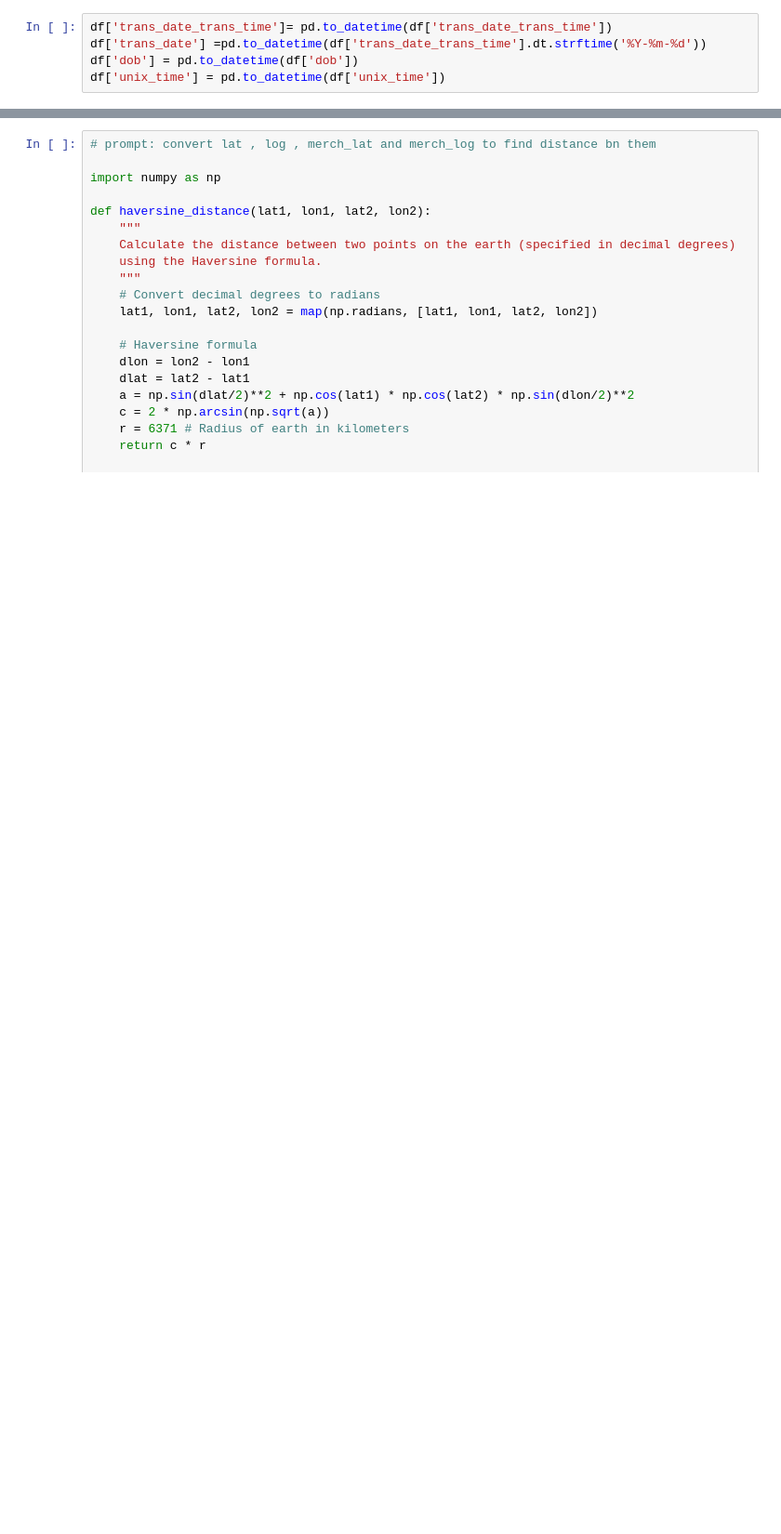
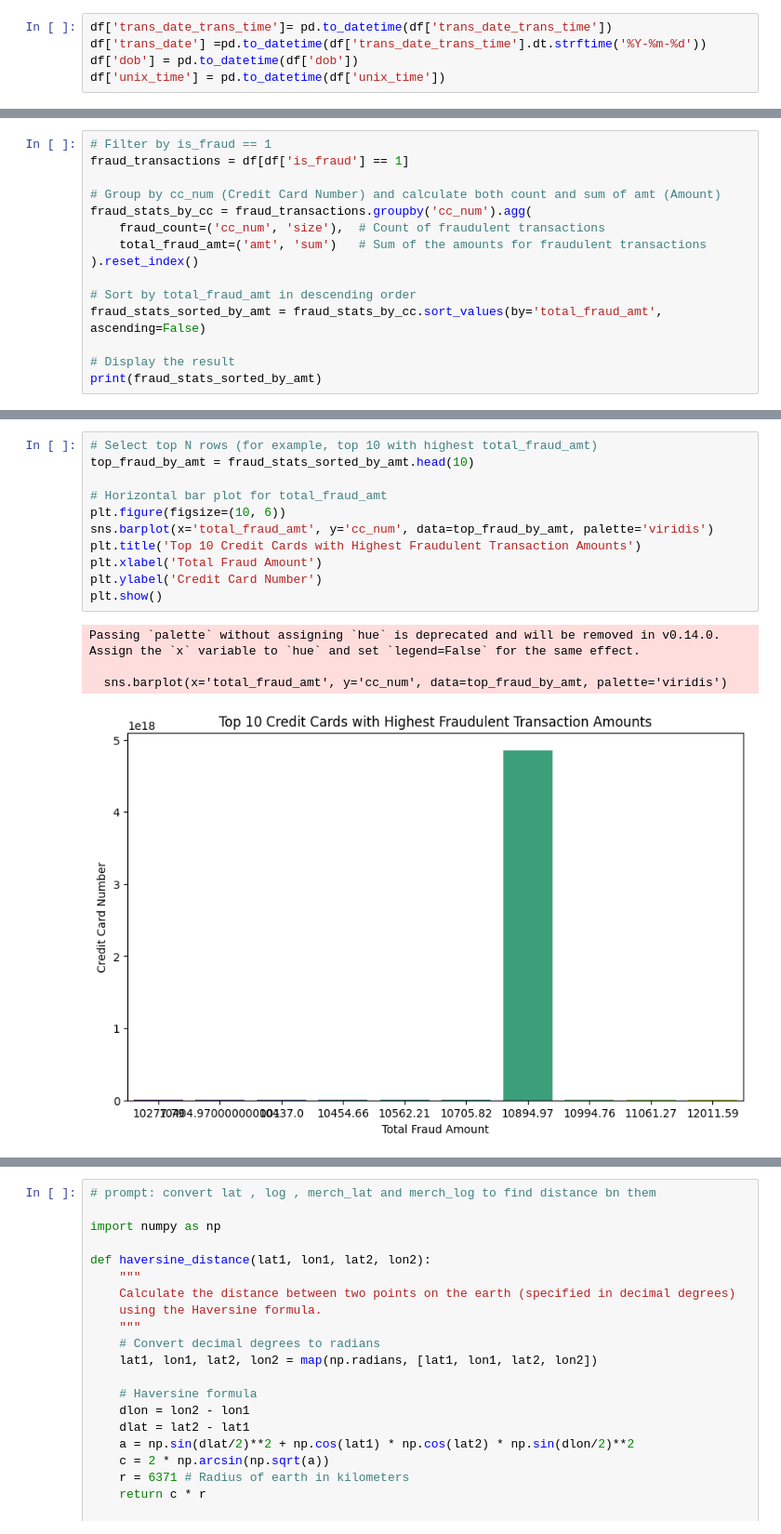
Before and after one commit to git-shashank-hp/Algorithm-Notes-in-Pyhton, a Jupyter notebook: CCFD_EDA.ipynb, the cells around one changed output, grey strips where cells are left out. Shown at 93% size. Cells and saved outputs as stored; diff of their text form; blank space fills up the shorter version.

```diff
--- a/CCFD_EDA.ipynb
+++ b/CCFD_EDA.ipynb
@@ -61,0 +332,15 @@ memory usage: 237.4+ MB
+# %%
+# Filter by is_fraud == 1
+fraud_transactions = df[df['is_fraud'] == 1]
+
+# Group by cc_num (Credit Card Number) and calculate both count and sum of amt (Amount)
+fraud_stats_by_cc = fraud_transactions.groupby('cc_num').agg(
+    fraud_count=('cc_num', 'size'),  # Count of fraudulent transactions
+    total_fraud_amt=('amt', 'sum')   # Sum of the amounts for fraudulent transactions
+).reset_index()
+
+# Sort by total_fraud_amt in descending order
+fraud_stats_sorted_by_amt = fraud_stats_by_cc.sort_values(by='total_fraud_amt', ascending=False)
+
+# Display the result
+print(fraud_stats_sorted_by_amt)
@@ -61,0 +362,16 @@ memory usage: 237.4+ MB
+# %%
+# Select top N rows (for example, top 10 with highest total_fraud_amt)
+top_fraud_by_amt = fraud_stats_sorted_by_amt.head(10)
+
+# Horizontal bar plot for total_fraud_amt
+plt.figure(figsize=(10, 6))
+sns.barplot(x='total_fraud_amt', y='cc_num', data=top_fraud_by_amt, palette='viridis')
+plt.title('Top 10 Credit Cards with Highest Fraudulent Transaction Amounts')
+plt.xlabel('Total Fraud Amount')
+plt.ylabel('Credit Card Number')
+plt.show()
+# %% [output]
+Passing `palette` without assigning `hue` is deprecated and will be removed in v0.14.0. Assign the `x` variable to `hue` and set `legend=False` for the same effect.
+
+  sns.barplot(x='total_fraud_amt', y='cc_num', data=top_fraud_by_amt, palette='viridis')
+[figure, added]
```
Also changed, not shown: parts of 56 cells of this notebook.
